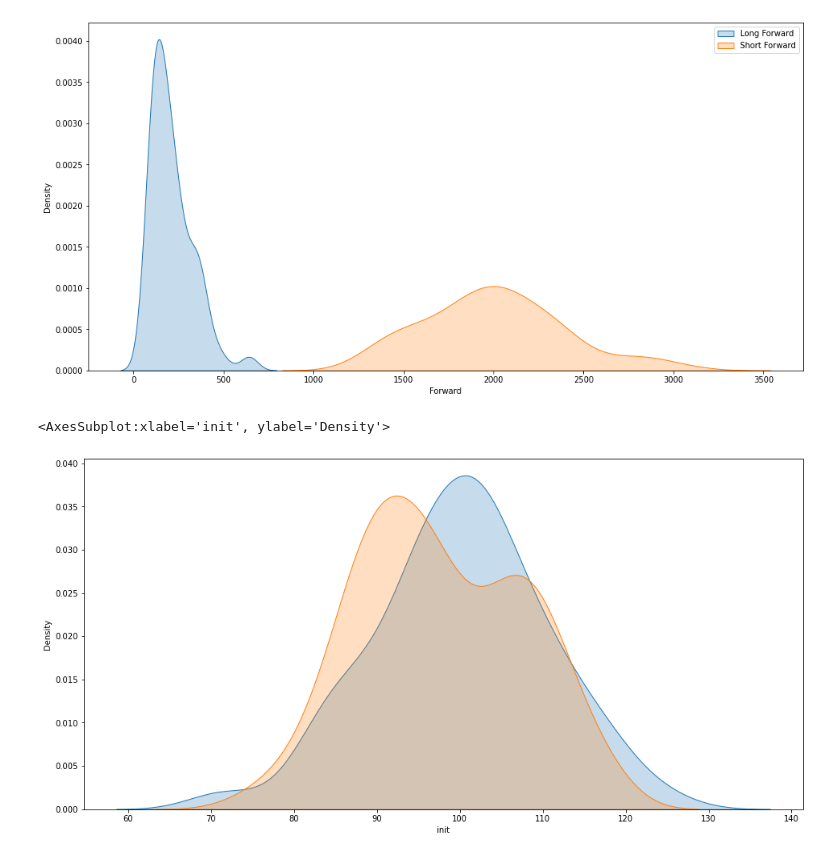
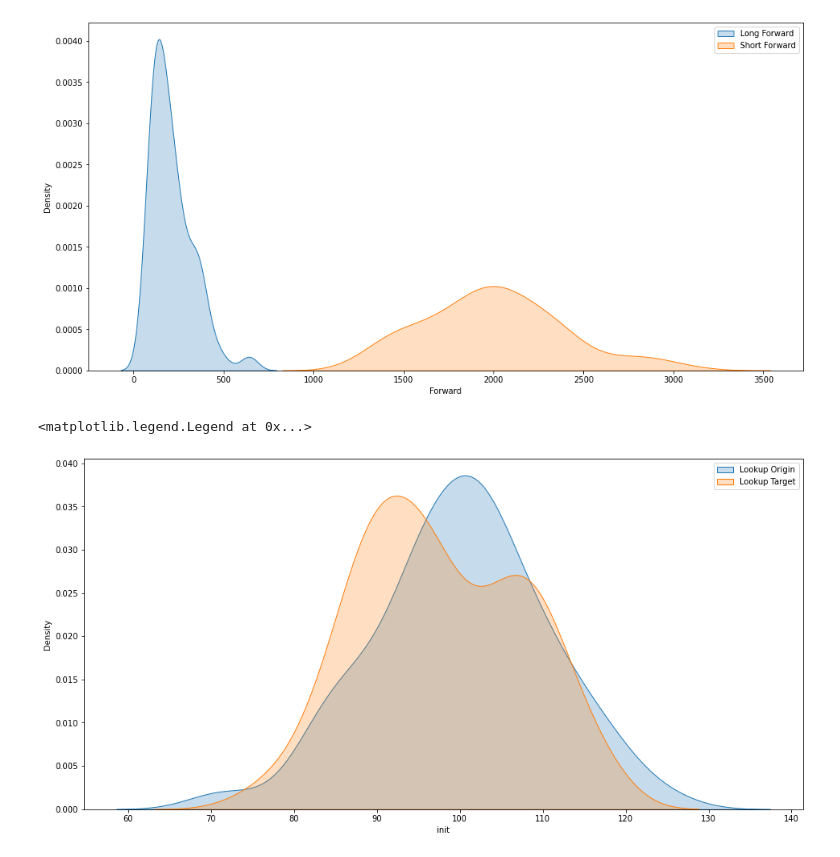
Before and after one commit to mahmednabil109/koorde-overlay, a Jupyter notebook: mulitnode_test/Network Analysis.ipynb, the cells around one changed output. Saved outputs shown, nothing was run; the diff lists cells and outputs as text; code cells hidden in the pictures.

```diff
--- a/mulitnode_test/Network Analysis.ipynb
+++ b/mulitnode_test/Network Analysis.ipynb
@@ -98,10 +100,11 @@ plt.legend()
 # %%
 plt.figure(figsize=(16,8))
 
-sns.kdeplot(data=df['init'], shade=True)
-sns.kdeplot(data=df['Successor'], shade=True)
+sns.kdeplot(data=df['init'], label="Lookup Origin", shade=True)
+sns.kdeplot(data=df['Successor'], label="Lookup Target", shade=True)
 
+plt.legend()
 # what a surprise !!
 # %% [output]
-<AxesSubplot:xlabel='init', ylabel='Density'>
+<matplotlib.legend.Legend at 0x...>
-[figure, old version]
+[figure, new version]
```
Also changed, not shown: parts of 9 cells of this notebook, 3 other files.
